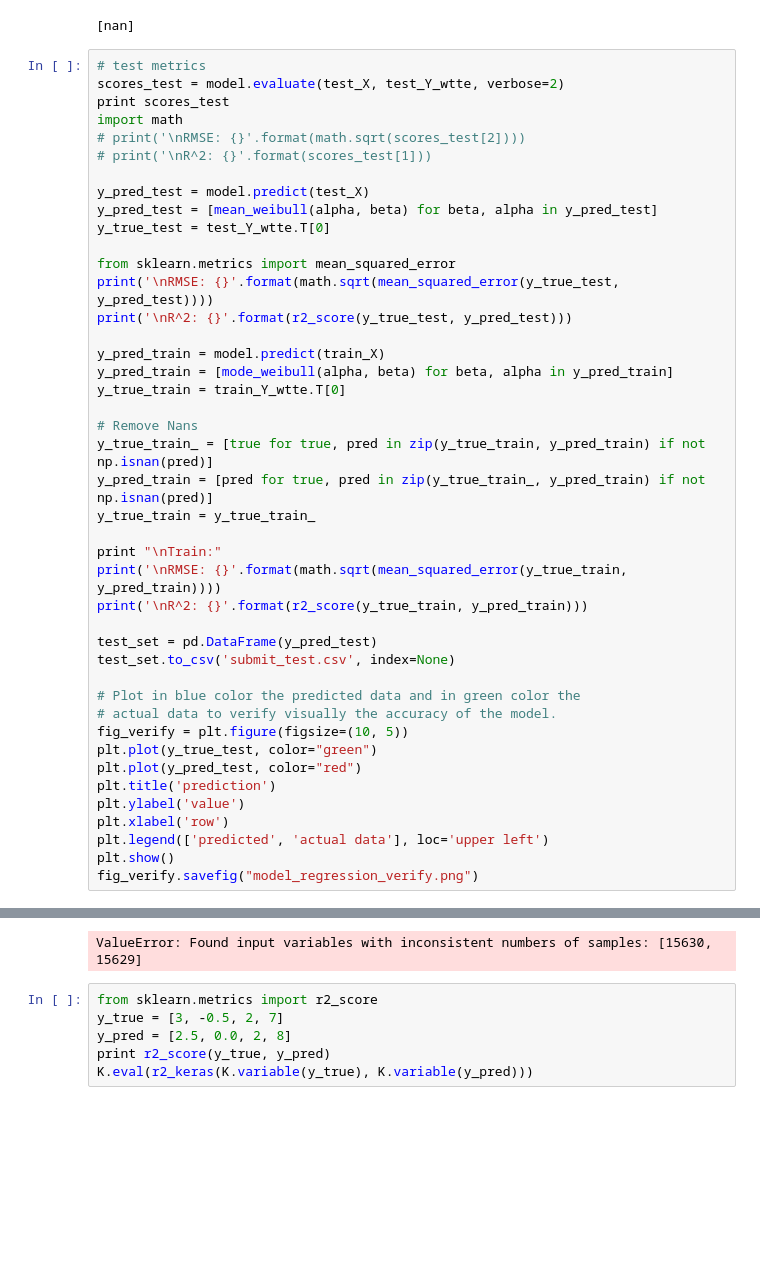
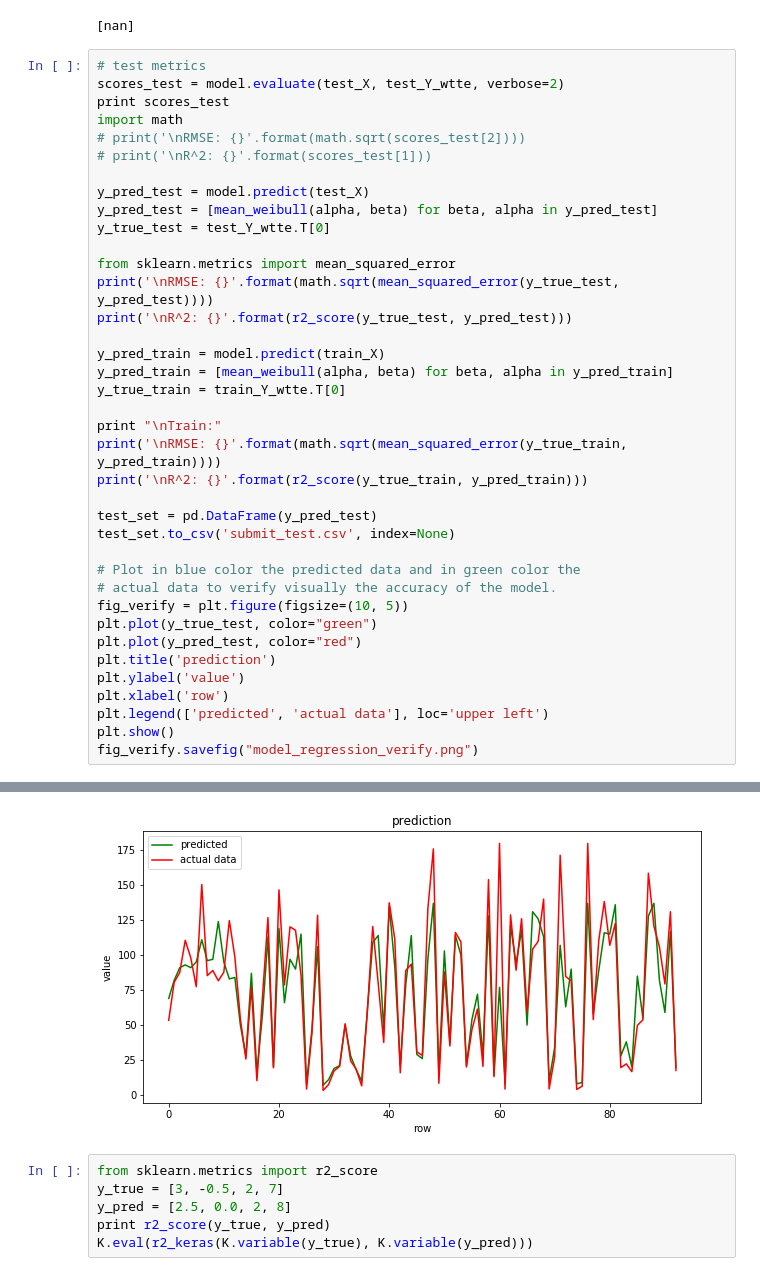
Before and after one commit to Manelmc/rnn-time-to-event, a Jupyter notebook: Turbofan Engine/predictive-maintenance-turbofan-engine.ipynb, the cells around one changed output, grey strips where cells are left out. Saved outputs shown, nothing was run; the diff lists cells and outputs as text; blank space fills up the shorter version.

```diff
--- a/Turbofan Engine/predictive-maintenance-turbofan-engine.ipynb
+++ b/Turbofan Engine/predictive-maintenance-turbofan-engine.ipynb
@@ -782,13 +786,8 @@ print('\nRMSE: {}'.format(math.sqrt(mean_squared_error(y_true_test, y_pred_test)
 print('\nR^2: {}'.format(r2_score(y_true_test, y_pred_test)))
 
 y_pred_train = model.predict(train_X)
-y_pred_train = [mode_weibull(alpha, beta) for beta, alpha in y_pred_train]
+y_pred_train = [mean_weibull(alpha, beta) for beta, alpha in y_pred_train]
 y_true_train = train_Y_wtte.T[0]
-
-# Remove Nans
-y_true_train_ = [true for true, pred in zip(y_true_train, y_pred_train) if not np.isnan(pred)]
-y_pred_train = [pred for true, pred in zip(y_true_train_, y_pred_train) if not np.isnan(pred)]
-y_true_train = y_true_train_
 
 print "\nTrain:"
 print('\nRMSE: {}'.format(math.sqrt(mean_squared_error(y_true_train, y_pred_train))))
@@ -819,4 +822,4 @@ Train:
-ValueError: Found input variables with inconsistent numbers of samples: [15630, 15629]
+[figure, added]
 # %%
 from sklearn.metrics import r2_score
 y_true = [3, -0.5, 2, 7]
```
Also changed, not shown: parts of 37 cells of this notebook, 11 other files.
